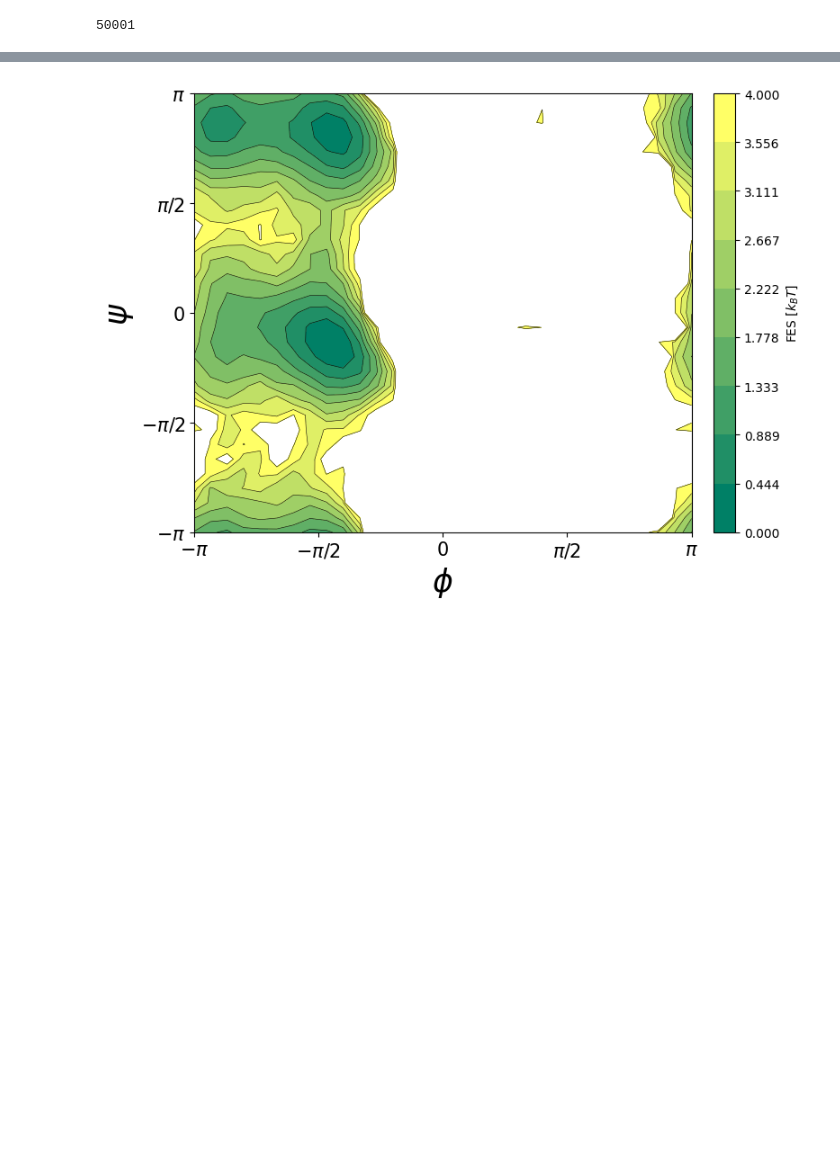
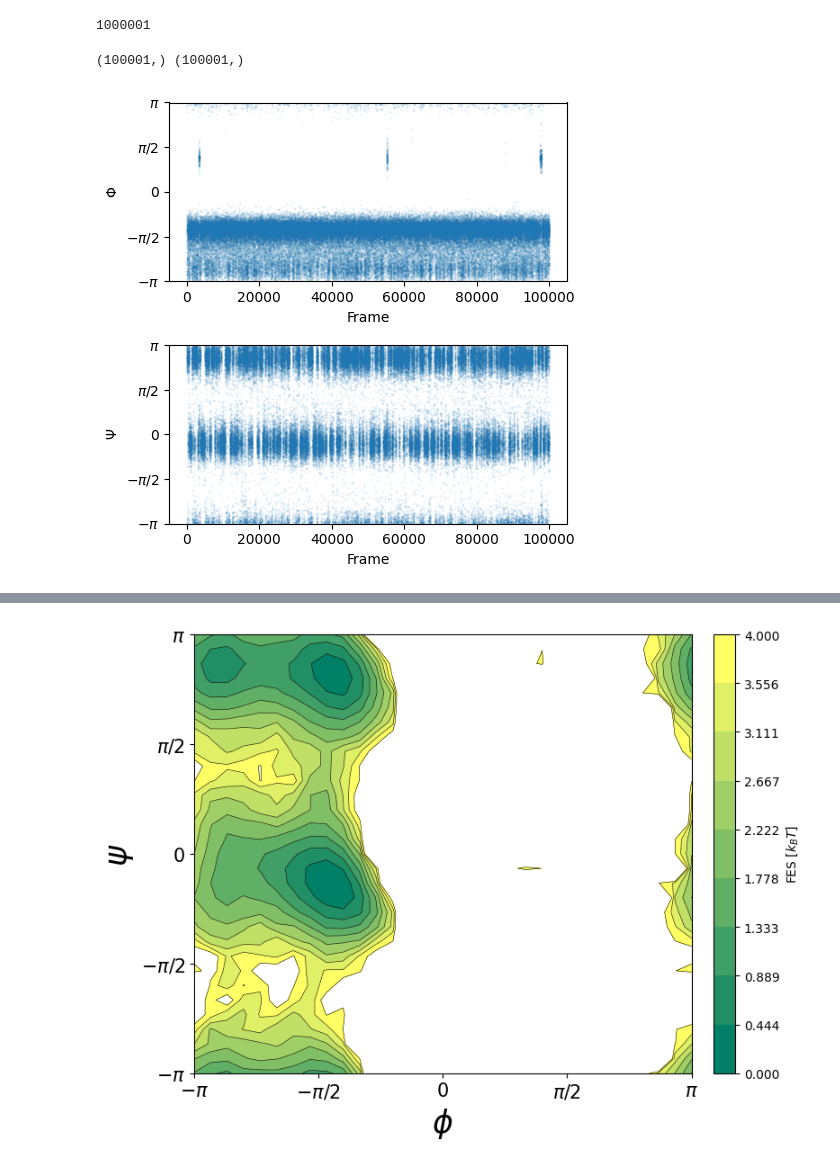
Before and after one commit to goharalisiddiqui/surrogate-dynamics, a Jupyter notebook: data_generation/plots.ipynb, the cells around one changed output, grey strips where cells are left out. Saved outputs shown, nothing was run; the diff lists cells and outputs as text; code cells hidden in the pictures; blank space fills up the shorter version.

```diff
--- a/data_generation/plots.ipynb
+++ b/data_generation/plots.ipynb
@@ -12,16 +17,41 @@ from MDAnalysis.analysis.dihedrals import Ramachandran
 # %%
-run_folder = 'ala2/ala2_100ns'
+run_folder = 'ala2/solvated/300K/ala2_100ns'
 # run_folder = 'ala2/ala2_10ns'
 
 traj_file = os.path.join(run_folder, 'md.xtc')
-tpr_file = os.path.join(run_folder, 'md.tpr')
+# tpr_file = os.path.join(run_folder, 'md.tpr')
+tpr_file = os.path.join(run_folder, '../initialization', 'tpr_initial.tpr')
 # %%
 u = mda.Universe(tpr_file, traj_file)
 print(len(u.trajectory))
 # %% [output]
-50001
+1000001
 # %%
 ala = u.select_atoms('resname ALA')
-Rama = Ramachandran(ala).run(step=1)
+Rama = Ramachandran(ala).run(step=10, verbose=True)
 phi = Rama.angles[:, 0, 0] / 180 * np.pi
 psi = Rama.angles[:, 0, 1] / 180 * np.pi
+# %%
+print(phi.shape, psi.shape)
+# %% [output]
+(100001,) (100001,)
+# %%
+fig, ax = plt.subplots(2, 1, figsize=(5,5))
+
+ax[0].scatter(range(len(phi)), phi, marker='.', s=1, alpha=0.1)
+ax[0].set_xlabel("Frame")
+ax[0].set_ylabel(r"$\Phi$")
+ax[0].set_ylim([-np.pi, np.pi])
+ax[0].set_yticks([-np.pi, -np.pi/2, 0, np.pi/2, np.pi])
+ax[0].set_yticklabels([r"$-\pi$", r"$-\pi/2$", "0", r"$\pi/2$", r"$\pi$"])
+
+ax[1].scatter(range(len(psi)), psi, marker='.', s=1, alpha=0.1)
+ax[1].set_xlabel("Frame")
+ax[1].set_ylabel(r"$\Psi$")
+ax[1].set_ylim([-np.pi, np.pi])
+ax[1].set_yticks([-np.pi, -np.pi/2, 0, np.pi/2, np.pi])
+ax[1].set_yticklabels([r"$-\pi$", r"$-\pi/2$", "0", r"$\pi/2$", r"$\pi$"])
+
+plt.tight_layout()
+# %% [output]
+[figure, added]
```
Also changed, not shown: parts of 13 cells of this notebook, 11 other files.
